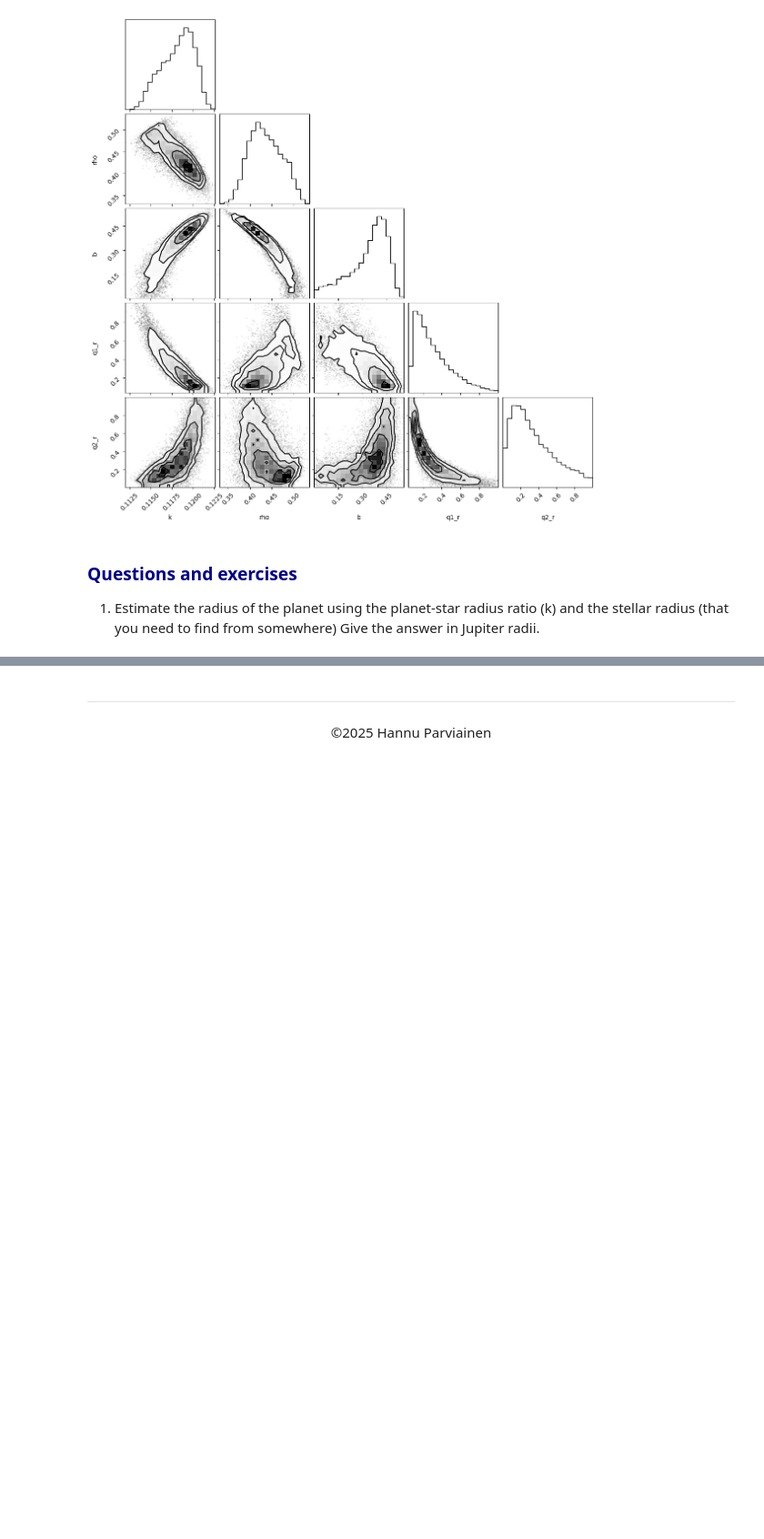
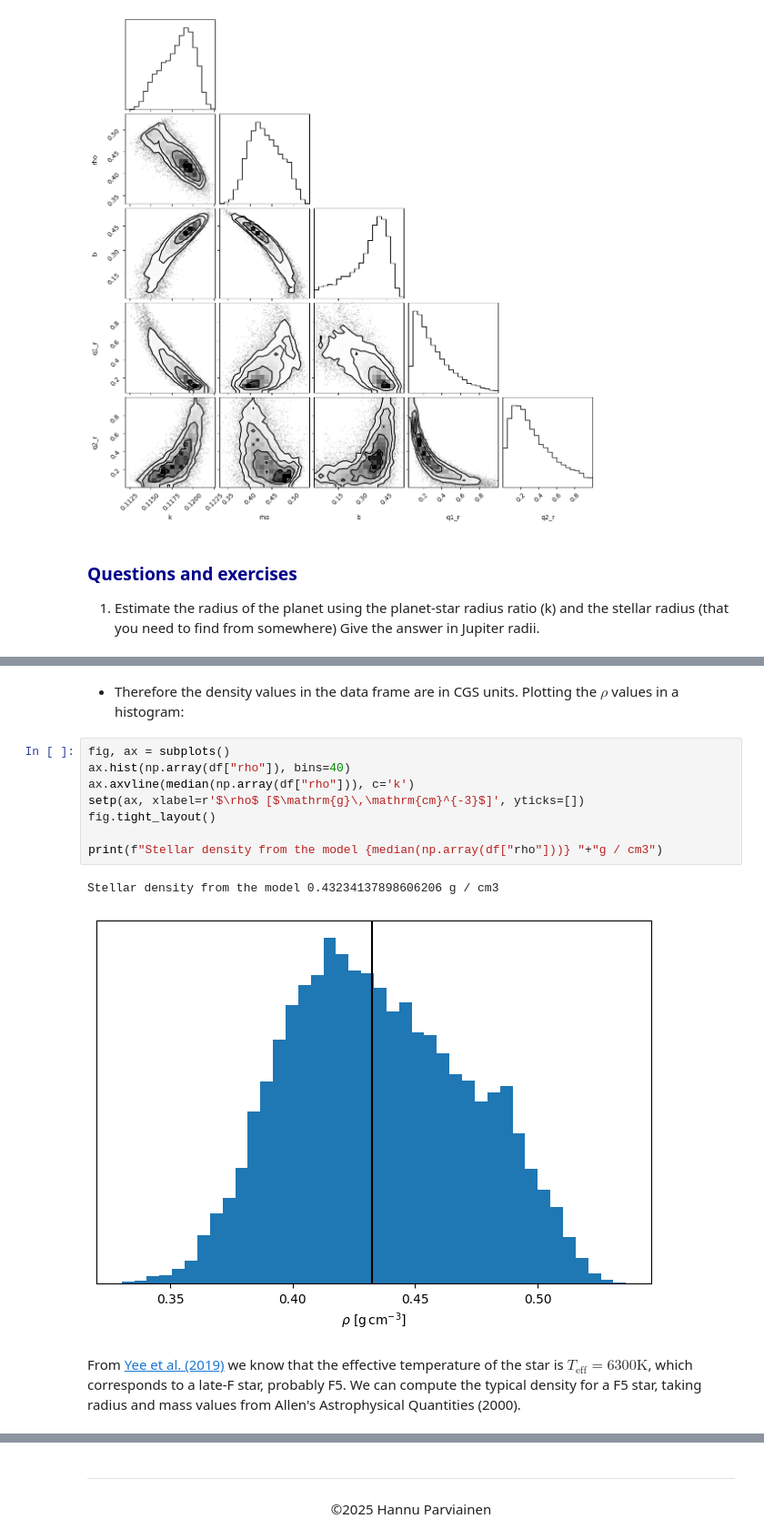
Before and after one commit to aceronf/ull_exoexo_2425, a Jupyter notebook: 02_transit_analysis.ipynb, the cells around one changed output, grey strips where cells are left out. Shown at 91% size. Saved outputs shown, nothing was run; the diff lists cells and outputs as text; blank space fills up the shorter version.

```diff
--- a/02_transit_analysis.ipynb
+++ b/02_transit_analysis.ipynb
@@ -220,0 +224,15 @@ The radius of the planet is 1.9093337646433486 jupiterRad
+# %% [markdown]
+- Therefore the density values in the data frame are in CGS units. Plotting the $\rho$ values in a histogram:
+# %%
+fig, ax = subplots()
+ax.hist(np.array(df["rho"]), bins=40)
+ax.axvline(median(np.array(df["rho"])), c='k')
+setp(ax, xlabel=r'$\rho$ [$\mathrm{g}\,\mathrm{cm}^{-3}$]', yticks=[])
+fig.tight_layout()
+
+print(f"Stellar density from the model {median(np.array(df["rho"]))} "+"g / cm3")
+# %% [output]
+Stellar density from the model 0.43234137898606206 g / cm3
+[figure, added]
+# %% [markdown]
+From [Yee et al. (2019)](https://iopscience.iop.org/article/10.3847/2041-8213/ab5c16) we know that the effective temperature of the star is $T_\mathrm{eff}=6300 \mathrm{K}$, which corresponds to a late-F star, probably F5. We can compute the typical density for a F5 star, taking radius and mass values from Allen's Astrophysical Quantities (2000).
```
Also changed, not shown: parts of 6 cells of this notebook.
